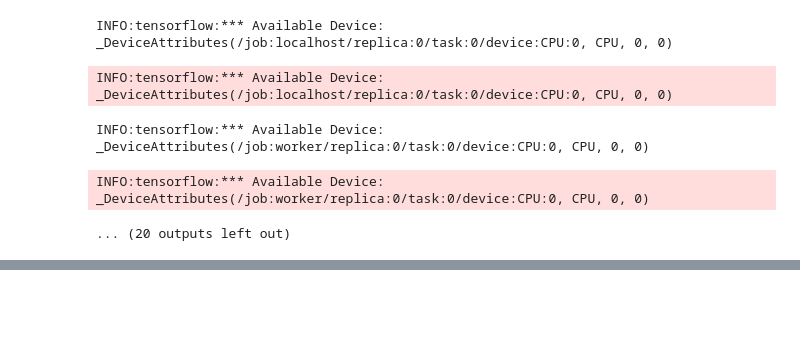
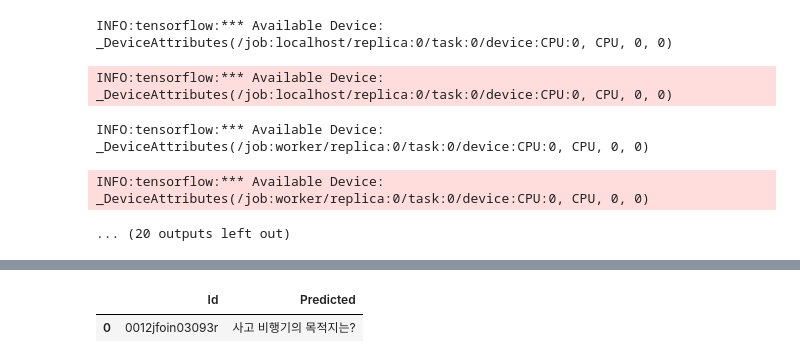
Before and after one commit to GOORM-KAIST-NLP/korean_mrc, a Jupyter notebook: model_kor_bert/kor_bert_question_answering_tpu.ipynb, the cells around one changed output, grey strips where cells are left out. Saved outputs shown, nothing was run; the diff lists cells and outputs as text; code cells hidden in the pictures; blank space fills up the shorter version.

```diff
--- a/model_kor_bert/kor_bert_question_answering_tpu.ipynb
+++ b/model_kor_bert/kor_bert_question_answering_tpu.ipynb
@@ -454,0 +399,9 @@ be39b91f52a04b0aaafc96ff505cb2fc
+# %%
+df1 = pd.DataFrame(columns = ['Id','Predicted'])
+# %%
+new_data = ['0012jfoin03093r', tokenizer.decode(X_test[0][1]).split('[SEP]')[1]]
+df1.loc[0] = new_data
+df1
+# %% [output]
+|  | Id | Predicted |
+| 0 | 0012jfoin03093r | 사고 비행기의 목적지는? |
```
Also changed, not shown: parts of 10 cells of this notebook, 1 other file.
